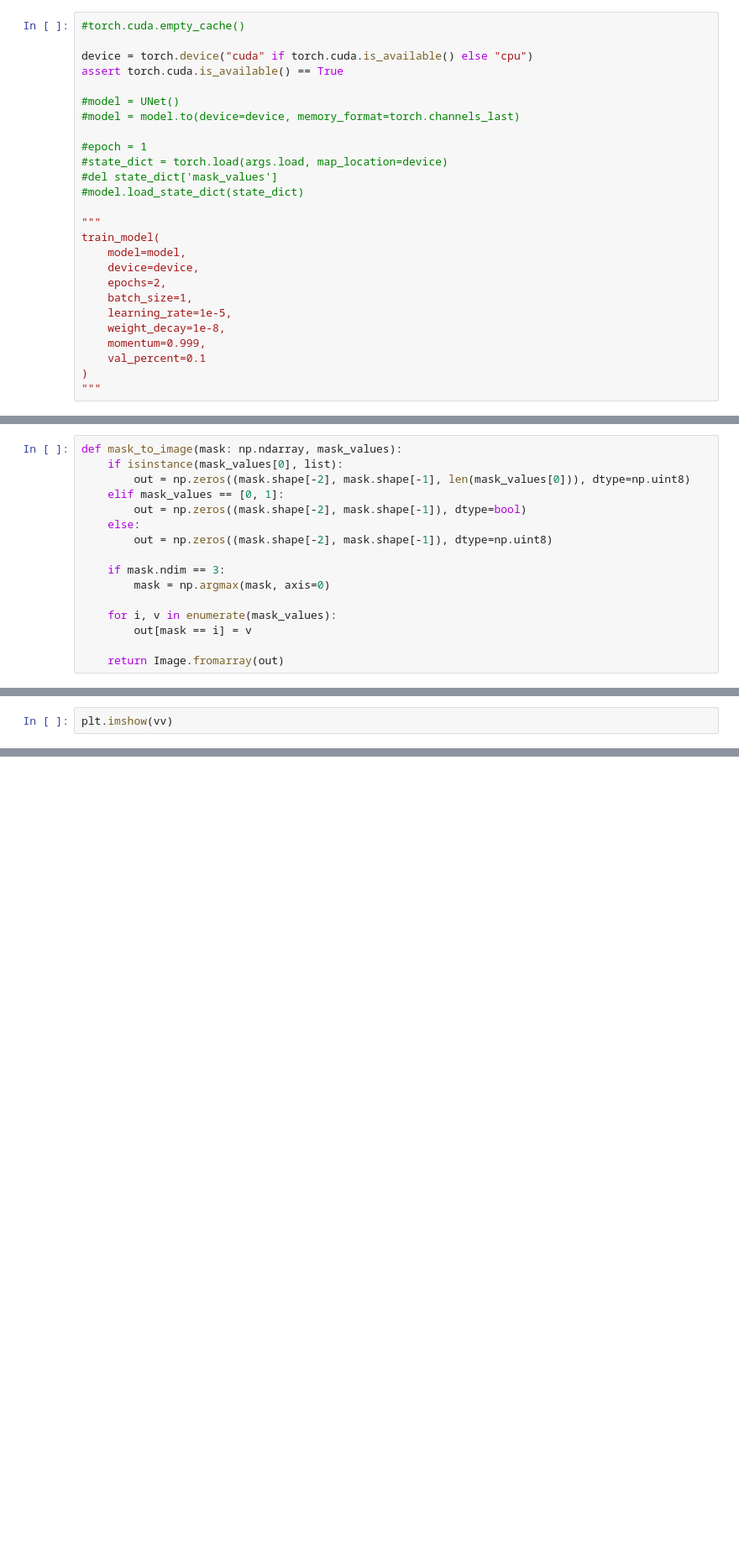
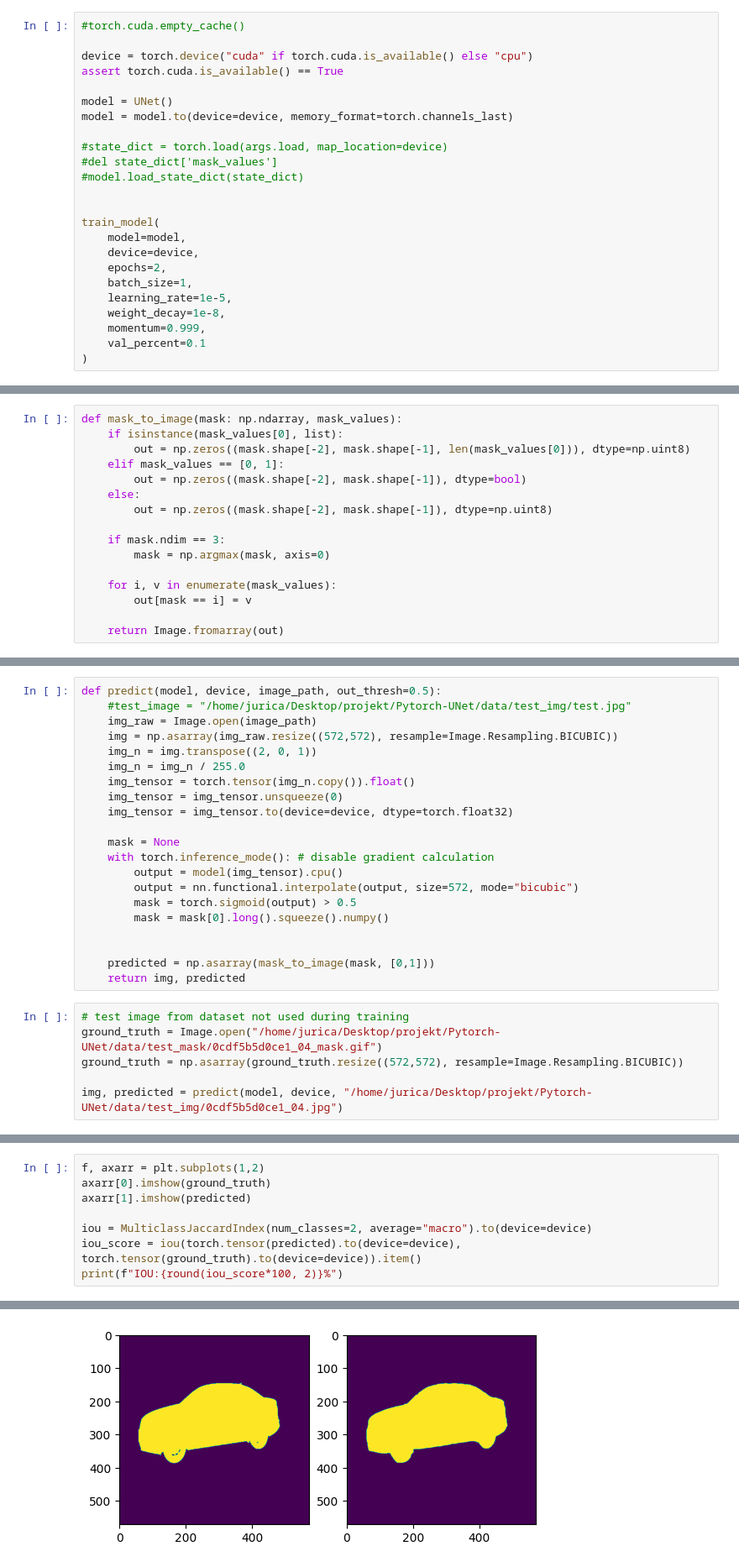
Before and after one commit to JuricaRuntas/notebooks, a Jupyter notebook: UNet.ipynb, the cells around one changed output, grey strips where cells are left out. Shown: that part at 84% size. Drawn from its saved outputs; the diff is of its cells as text; blank space fills up the shorter version.

```diff
--- a/UNet.ipynb
+++ b/UNet.ipynb
@@ -275,15 +289,14 @@ def train_model(model, device, epochs, batch_size, learning_rate, weight_decay,
 device = torch.device("cuda" if torch.cuda.is_available() else "cpu")
 assert torch.cuda.is_available() == True
 
-#model = UNet()
-#model = model.to(device=device, memory_format=torch.channels_last)
+model = UNet()
+model = model.to(device=device, memory_format=torch.channels_last)
 
-#epoch = 1
 #state_dict = torch.load(args.load, map_location=device)
 #del state_dict['mask_values']
 #model.load_state_dict(state_dict)
 
-"""
+
 train_model(
     model=model,
     device=device,
@@ -294,5 +307,4 @@ train_model(
     momentum=0.999,
     val_percent=0.1
 )
-"""
 # %% [output]
@@ -369,2 +344,27 @@ plt.imshow(img)
+# %%
+def predict(model, device, image_path, out_thresh=0.5):
+    #test_image = "/home/jurica/Desktop/projekt/Pytorch-UNet/data/test_img/test.jpg"
+    img_raw = Image.open(image_path)
+    img = np.asarray(img_raw.resize((572,572), resample=Image.Resampling.BICUBIC))
+    img_n = img.transpose((2, 0, 1))
+    img_n = img_n / 255.0
+    img_tensor = torch.tensor(img_n.copy()).float()
+    img_tensor = img_tensor.unsqueeze(0)
+    img_tensor = img_tensor.to(device=device, dtype=torch.float32)
+
+    mask = None
+    with torch.inference_mode(): # disable gradient calculation
+        output = model(img_tensor).cpu()
+        output = nn.functional.interpolate(output, size=572, mode="bicubic")
+        mask = torch.sigmoid(output) > 0.5
+        mask = mask[0].long().squeeze().numpy()
+
+
+    predicted = np.asarray(mask_to_image(mask, [0,1]))
+    return img, predicted
 # %%
-plt.imshow(vv)
+# test image from dataset not used during training
+ground_truth = Image.open("/home/jurica/Desktop/projekt/Pytorch-UNet/data/test_mask/0cdf5b5d0ce1_04_mask.gif")
+ground_truth = np.asarray(ground_truth.resize((572,572), resample=Image.Resampling.BICUBIC))
+
+img, predicted = predict(model, device, "/home/jurica/Desktop/projekt/Pytorch-UNet/data/test_img/0cdf5b5d0ce1_04.jpg")
@@ -379,0 +376,9 @@ plt.imshow(ll)
+# %%
+f, axarr = plt.subplots(1,2)
+axarr[0].imshow(ground_truth)
+axarr[1].imshow(predicted)
+
+iou = MulticlassJaccardIndex(num_classes=2, average="macro").to(device=device)
+iou_score = iou(torch.tensor(predicted).to(device=device), torch.tensor(ground_truth).to(device=device)).item()
+print(f"IOU:{round(iou_score*100, 2)}%")
+# %% [output]
@@ -379,0 +386 @@ plt.imshow(ll)
+[figure, added]
```
Also changed, not shown: parts of 15 cells of this notebook, 1 other file.
